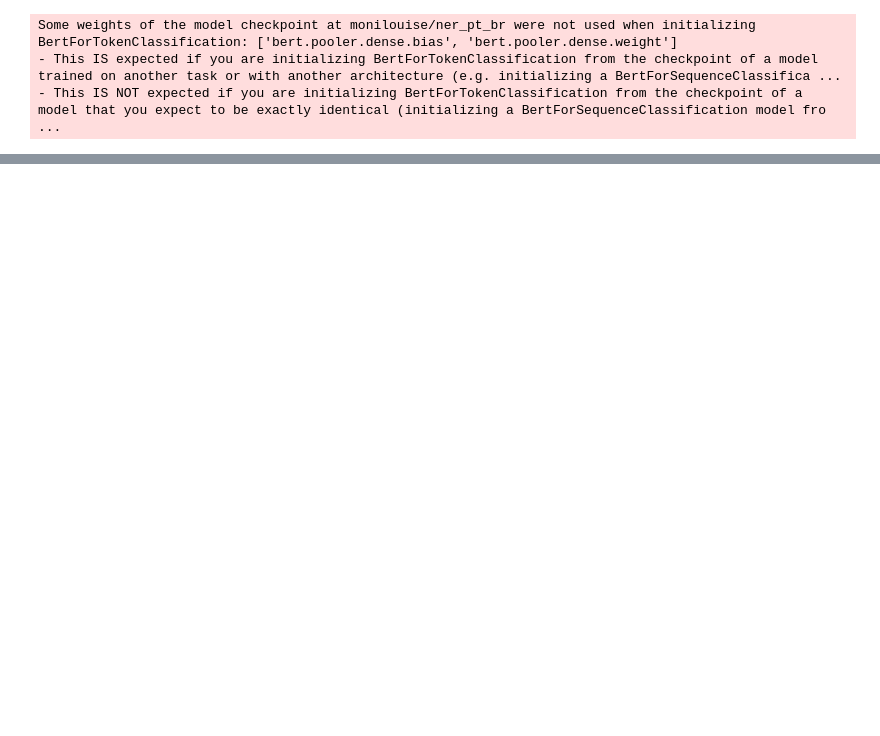
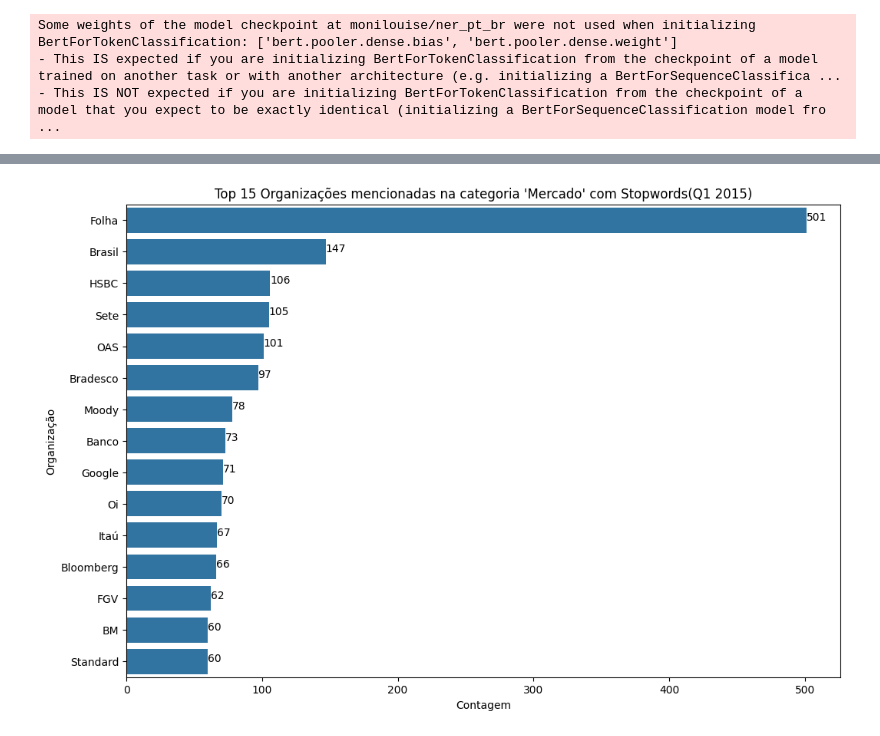
Before and after one commit to Lucas28reis/NER-UOL, a Jupyter notebook: src/app.ipynb, the cells around one changed output, grey strips where cells are left out. Cells and saved outputs as stored; diff of their text form; code cells hidden in the pictures; blank space fills up the shorter version.

```diff
--- a/src/app.ipynb
+++ b/src/app.ipynb
@@ -92 +92,18 @@ ranking_filtered
+# %%
+filtered_all_organizations = filter_stopwords(organization_string).split()
+filtered_organization_counts = Counter(filtered_all_organizations)
+filtered_ranking = filtered_organization_counts.most_common()
+filtered_ranking_df = pd.DataFrame(filtered_ranking, columns=['Organization', 'Count'])
+# %%
+plt.figure(figsize=(12, 8))
+sns.barplot(x='Count', y='Organization', data=filtered_ranking_df.head(15))
+plt.title("Top 15 Organizações mencionadas na categoria 'Mercado' com Stopwords(Q1 2015)")
+plt.xlabel("Contagem")
+plt.ylabel("Organização")
+for index, value in enumerate(filtered_ranking_df.head(15)['Count']):
+    plt.text(value, index, str(value))
+
+plt.show()
+# %% [output]
+[figure, added]
 # %%
```
Also changed, not shown: parts of 8 cells of this notebook, 1 other file.
